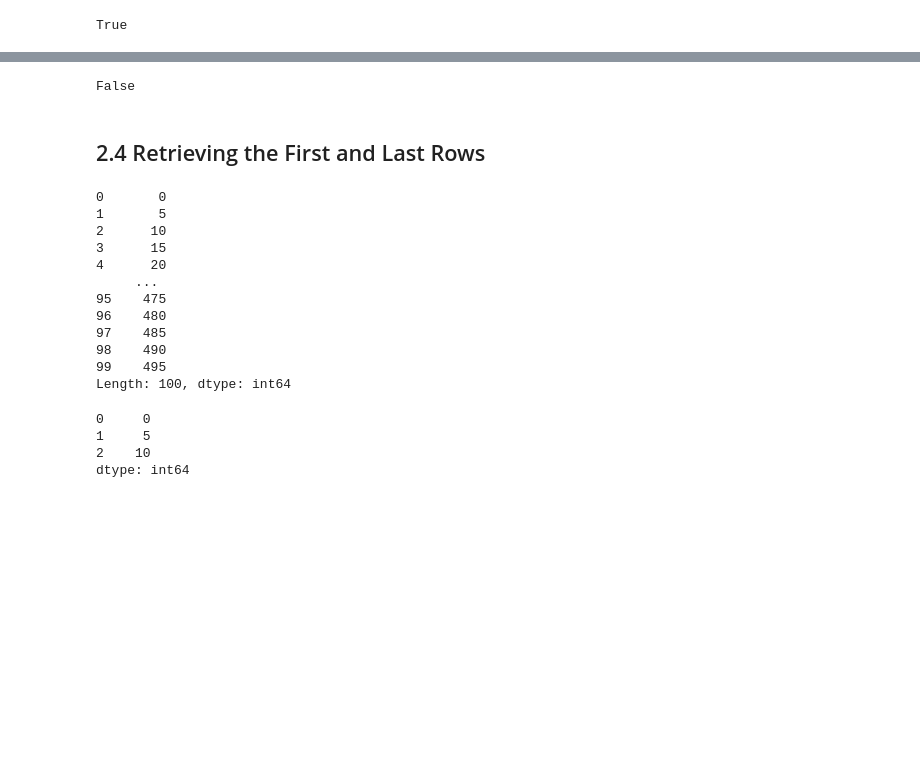
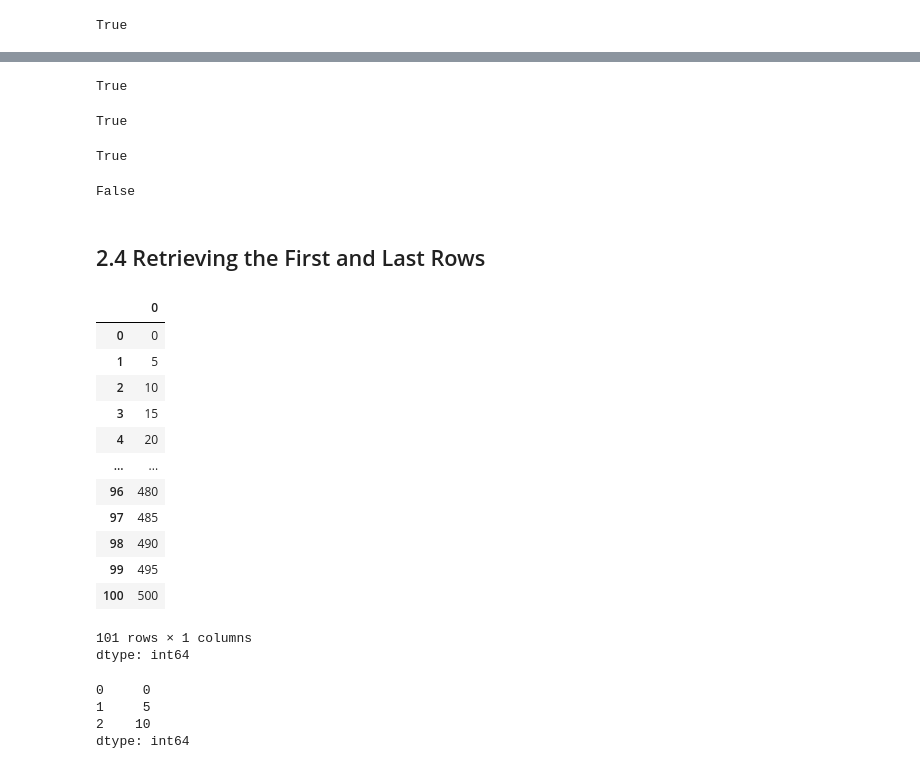
Before and after one commit to brownsloth/3by3, a Jupyter notebook: chapter_02_the_series_object/chapter_02_the_series_object.ipynb, the cells around one changed output, grey strips where cells are left out. Saved outputs shown, nothing was run; the diff lists cells and outputs as text; code cells hidden in the pictures; blank space fills up the shorter version.

```diff
--- a/chapter_02_the_series_object/chapter_02_the_series_object.ipynb
+++ b/chapter_02_the_series_object/chapter_02_the_series_object.ipynb
@@ -238,26 +366,41 @@ True
 # %%
-pd.Series(data = [1, 6, 3]).is_monotonic
+pd.Series(data = [0,0,-1]).is_monotonic_decreasing
 # %% [output]
-False
+True
+# %%
+pd.Series(data = [0,0,0]).is_monotonic_increasing
+# %% [output]
+True
+# %%
+pd.Series(data = [0,0,1]).is_monotonic_increasing
+# %% [output]
+True
+# %%
+x = pd.Series(data = [1, 6, 3])
+x.is_monotonic_decreasing or x.is_monotonic_decreasing # this is python's or since is_monotonic_increasing gives a unitary
+# %% [output]
+False
 # %% [markdown]
 ## 2.4 Retrieving the First and Last Rows
 # %%
-values = range(0, 500, 5)
+values = range(0, 501, 5)
 nums = pd.Series(data = values)
 nums
 # %% [output]
+|  | 0 |
+| 0 | 0 |
+| 1 | 5 |
+| 2 | 10 |
+| 3 | 15 |
+| 4 | 20 |
+| ... | ... |
+| 96 | 480 |
+| 97 | 485 |
+| 98 | 490 |
+| 99 | 495 |
+| 100 | 500 |
-0       0
-1       5
-2      10
-3      15
-4      20
-     ...
-95    475
-96    480
-97    485
-98    490
-99    495
-Length: 100, dtype: int64
+101 rows × 1 columns
+dtype: int64
 # %%
 nums.head(3)
 # %% [output]
```
Also changed, not shown: parts of 79 cells of this notebook.
